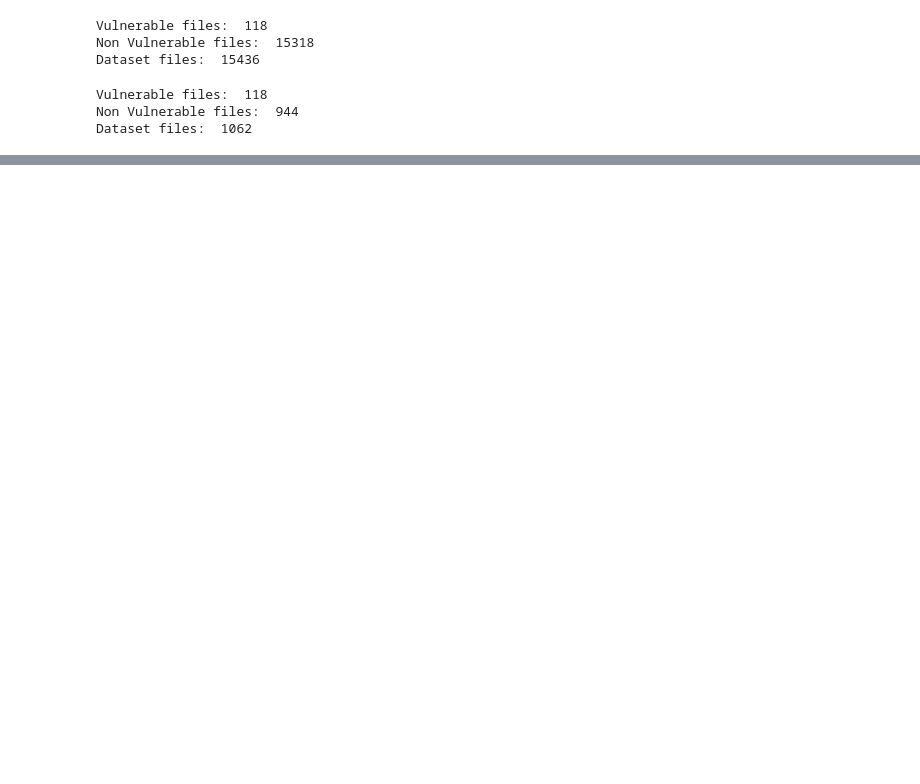
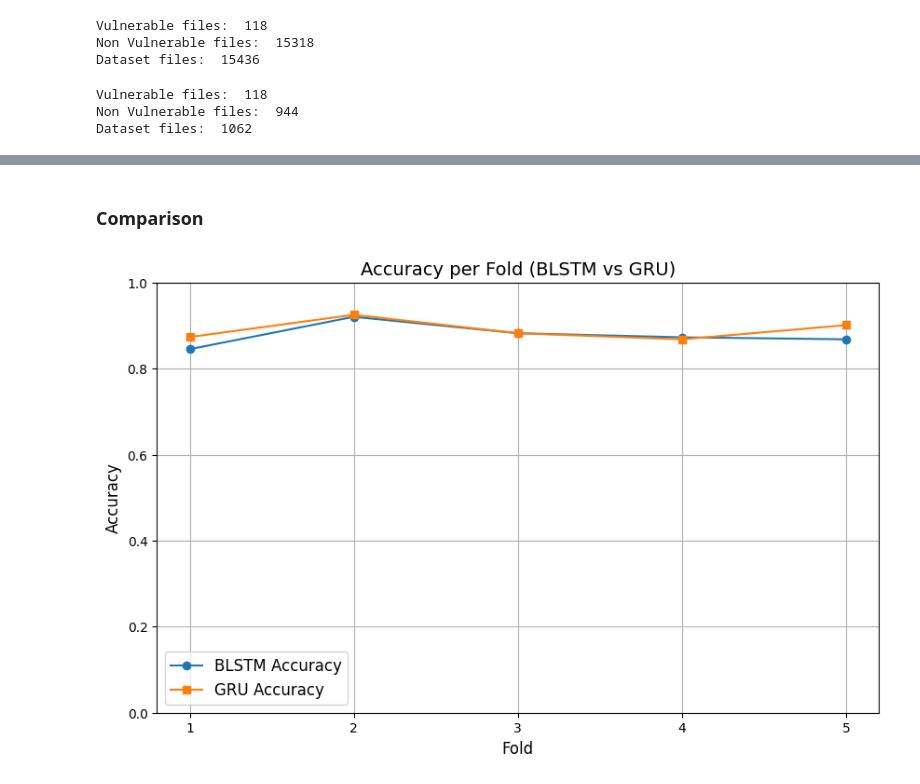
Before and after one commit to emanuelebrizzi/bootcamp, a Jupyter notebook: code_vulnerability_detection.ipynb, the cells around one changed output, grey strips where cells are left out. Cells and saved outputs as stored; diff of their text form; code cells hidden in the pictures; blank space fills up the shorter version.

```diff
--- a/code_vulnerability_detection.ipynb
+++ b/code_vulnerability_detection.ipynb
@@ -526,0 +399,26 @@ KeyboardInterrupt:
+# %%
+gru_accuracies = []
+gru_losses = []
+
+for fold, (train_index, test_index) in enumerate(folds_indices):
+    print(f"Training on Fold {fold+1}/{k_folds}...")
+
+    X_train, X_test = data[train_index], data[test_index]
+    y_train, y_test = labels[train_index], labels[test_index]
+
+    print(f"\nTraining GRU Model on Fold {fold+1}...")
+    gru_model = Sequential([
+        Embedding(input_dim=len(word_index) + 1, output_dim=embedding_dim, input_length=max_length),
+        GRU(32, return_sequences=False, dropout=0.3, recurrent_dropout=0.1),
+        Dense(1, activation='sigmoid')
+    ])
+
+    gru_model.compile(optimizer='adam', loss='binary_crossentropy', metrics=['accuracy'])
+    gru_model.fit(X_train, y_train, epochs=epochs, batch_size=batch_size, validation_split=0.2, verbose=1)
+
+    gru_loss, gru_accuracy = gru_model.evaluate(X_test, y_test, verbose=0)
+    gru_accuracies.append(gru_accuracy)
+    gru_losses.append(gru_loss)
+    print(f"GRU Fold {fold+1} - Test Loss: {gru_loss:.4f}, Test Accuracy: {gru_accuracy:.4f}")
+
+print(f"Average Accuracy: {np.mean(gru_accuracies)}")
@@ -526,0 +443,20 @@ KeyboardInterrupt:
+# %% [markdown]
+### Comparison
+# %%
+# Plot accuracy for each fold
+folds = range(1, k_folds + 1)
+
+plt.figure(figsize=(10, 6))
+plt.plot(folds, blstm_accuracies, marker='o', label='BLSTM Accuracy')
+plt.plot(folds, gru_accuracies, marker='s', label='GRU Accuracy')
+
+plt.title('Accuracy per Fold (BLSTM vs GRU)', fontsize=14)
+plt.xlabel('Fold', fontsize=12)
+plt.ylabel('Accuracy', fontsize=12)
+plt.xticks(folds)  # Ensure x-axis has integer fold numbers
+plt.ylim(0, 1)  # Accuracy ranges from 0 to 1
+plt.grid(True)
+plt.legend(fontsize=12)
+plt.show()
+# %% [output]
+[figure, added]
```
Also changed, not shown: parts of 49 cells of this notebook.
